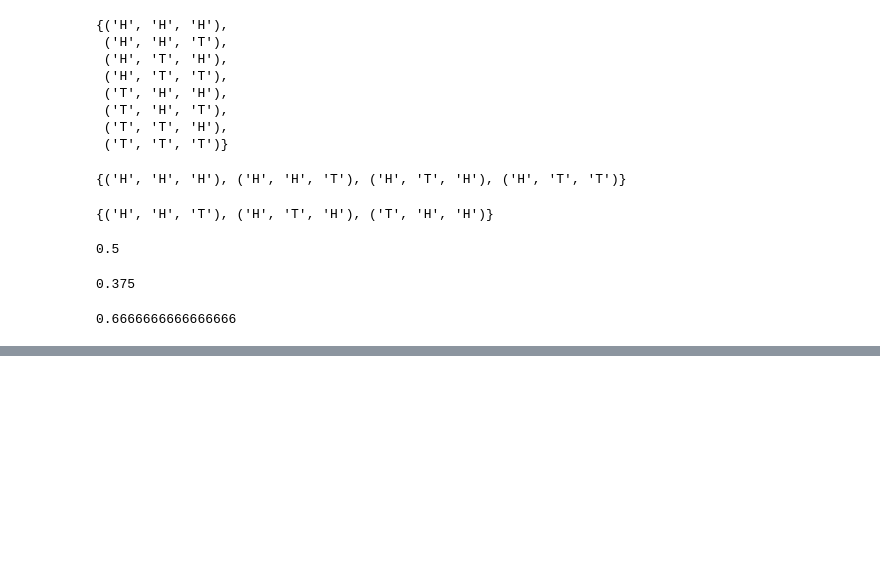
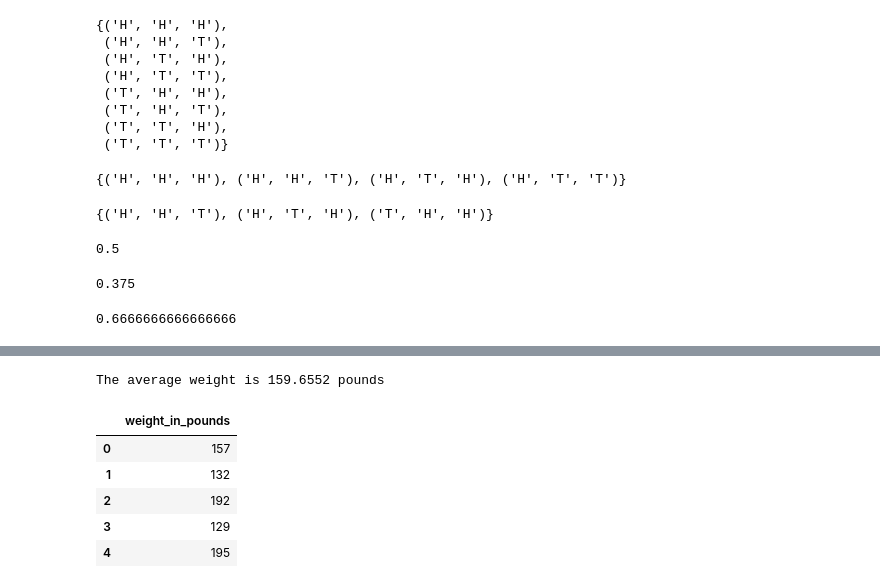
Before and after one commit to sudheer/blog, a Jupyter notebook: _notebooks/2020_05_02_Statistics.ipynb, the cells around one changed output, grey strips where cells are left out. Cells and saved outputs as stored; diff of their text form; code cells hidden in the pictures; blank space fills up the shorter version.

```diff
--- a/_notebooks/2020_05_02_Statistics.ipynb
+++ b/_notebooks/2020_05_02_Statistics.ipynb
@@ -236,0 +241,26 @@ conditional_probability(first_head, two_head)
+# %%
+import numpy as np
+import pandas as pd
+from numpy.random import seed
+from numpy.random import randint
+from numpy import mean
+import seaborn as sns
+import matplotlib.pyplot as plt
+
+# seed the random number generator
+seed(1)
+# generate a sample of weights of population
+weights = randint(low=120, high=200, size=10000)
+print('The average weight is {} pounds'.format(mean(weights)))
+
+weight_df = pd.DataFrame(data={'weight_in_pounds': weights})
+
+weight_df.head()
+# %% [output]
+The average weight is 159.6552 pounds
+|  | weight_in_pounds |
+| 0 | 157 |
+| 1 | 132 |
+| 2 | 192 |
+| 3 | 129 |
+| 4 | 195 |
```
Also changed, not shown: parts of 5 cells of this notebook.
